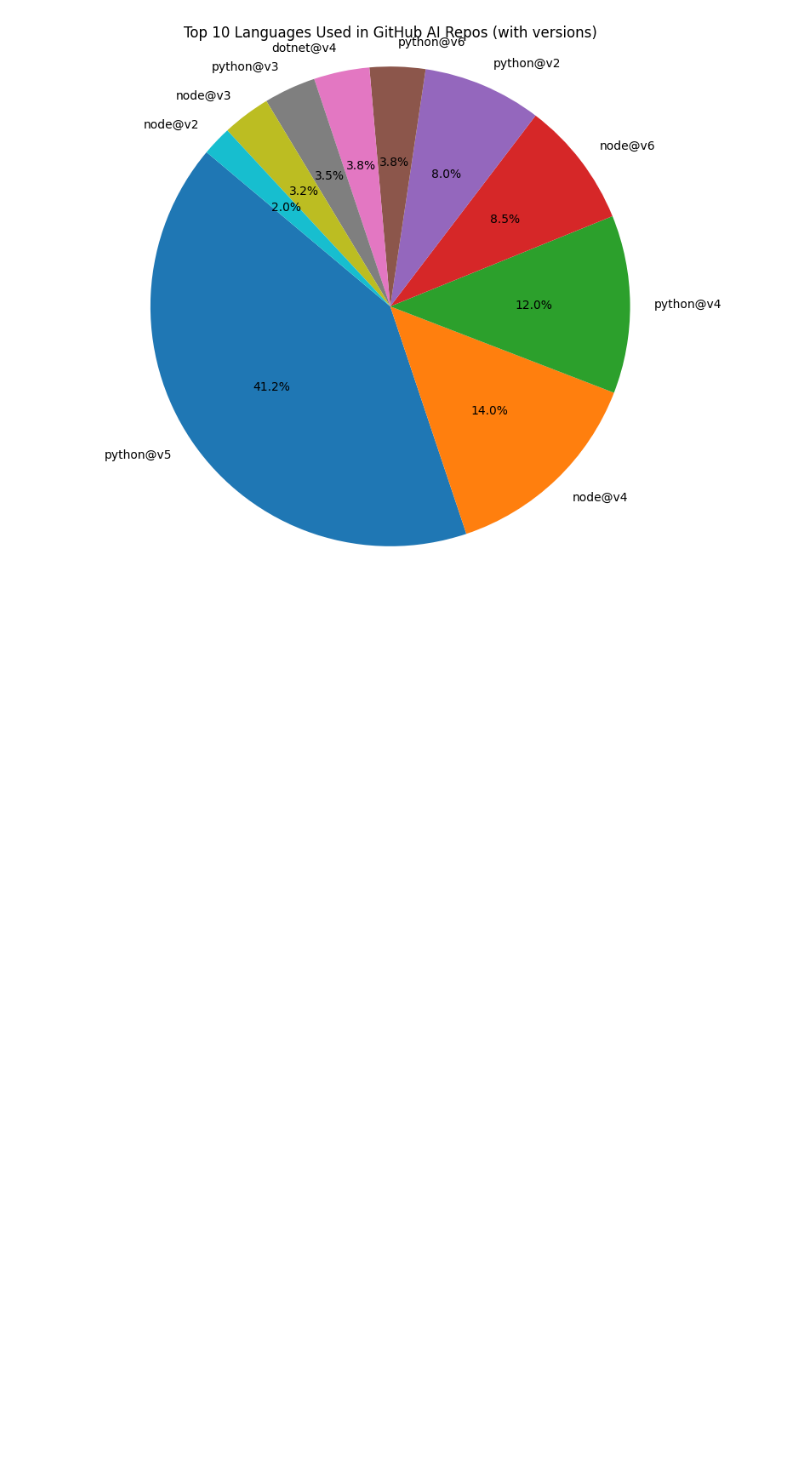
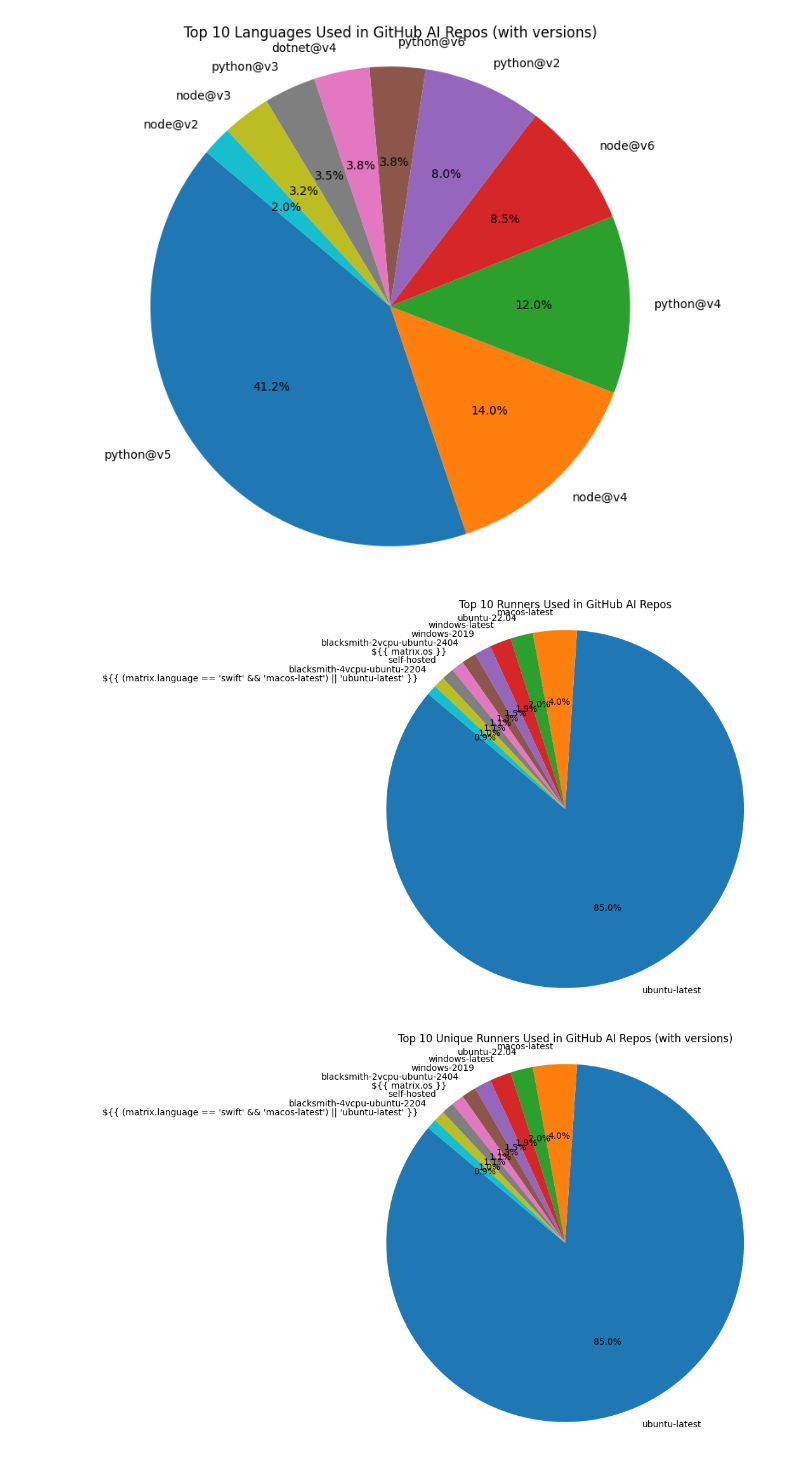
Before and after one commit to GiuSeppE898/SE4AI-base, a Jupyter notebook: notebooks/rq_1.ipynb, the cells around one changed output. Drawn from its saved outputs; the diff is of its cells as text; code cells hidden in the pictures; blank space fills up the shorter version.

```diff
--- a/notebooks/rq_1.ipynb
+++ b/notebooks/rq_1.ipynb
@@ -47,38 +63,47 @@ display(repo_summary.head(5))
 # %%
 import yaml
 from collections import Counter
+from pathlib import Path
 
 stats_per_repo = {}
 total_uses_counter = Counter()
 total_uses_counter_unique = Counter()
 most_used_languages = Counter()
 most_used_languages_version = Counter()
+total_runner_counter = Counter()
+total_runner_counter_unique = Counter()
+
 
 for repo in repo_summary["repository"].unique():
     files = repo_summary[repo_summary["repository"] == repo]["files"].values[0]
     repo_actions = Counter()
+    repo_runners = Counter()
 
     for file in files:
-        path = f"{BASE_GIGAWORK_PATH}\\{repo}\\{file}"
+        path = Path(BASE_GIGAWORK_PATH) / repo / file
         try:
-            with open(path, 'r', encoding='utf-8') as f:
+            with open(path, "r", encoding="utf-8") as f:
                 data = yaml.safe_load(f)
-                if isinstance(data, dict) and 'jobs' in data:
-                    for job in data['jobs'].values():
-                        if isinstance(job, dict) and 'steps' in job:
-                            for step in job['steps']:
-                                if 'uses' in step:
-                                    action = step['uses']
+                if isinstance(data, dict) and "jobs" in data:
+                    for job in data["jobs"].values():
+                        if isinstance(job, dict) and "steps" in job:
+                            for step in job["steps"]:
+                                if "uses" in step:
+                                    action = step["uses"]
                                     if action.startswith("actions/setup"):
                                         language = action.split("actions/setup-")[1]
-                                        language_no_v = language.split('@')[0]
+                                        language_no_v = language.split("@")[0]
                                         most_used_languages[language_no_v] += 1
                                         most_used_languages_version[language] += 1
-
-                                    unique_action = step['uses'].split('@')[0]
+                                    unique_action = step["uses"].split("@")[0]
                                     repo_actions[unique_action] += 1
                                     total_uses_counter[action] += 1
                                     total_uses_counter_unique[unique_action] += 1
+                        runners = extract_runners(job)
+                        if runners:
+                            repo_runners.update(runners)
+                            total_runner_counter.update(runners)
+                            total_runner_counter_unique.update(set(runners))
         except:
             continue
 
@@ -87,6 +112,8 @@ for repo in repo_summary["repository"].unique():
 print(total_uses_counter.most_common())
 print(total_uses_counter_unique.most_common())
 print(most_used_languages.most_common())
+print(total_runner_counter.most_common())
+print(total_runner_counter_unique.most_common())
 # %% [output]
 [('actions/checkout@v4', 466), ('actions/setup-python@v5', 165), ('actions/checkout@v6', 127), ('actions/checkout@v3', 124), ('actions/cache@v4', 97), ('actions/upload-artifact@v4', 66), ('docker/logi ...
 [('actions/checkout', 803), ('actions/setup-python', 279), ('actions/cache', 179), ('actions/upload-artifact', 126), ('actions/setup-node', 122), ('actions/github-script', 99), ('docker/login-action', ...
@@ -134,3 +163,9 @@ plot_pie_chart(most_used_languages_version, "Top 10 Languages Used in GitHub AI
 # %% [output]
 [figure]
 [figure]
+# %%
+plot_pie_chart(total_runner_counter, "Top 10 Runners Used in GitHub AI Repos")
+plot_pie_chart(total_runner_counter_unique, "Top 10 Unique Runners Used in GitHub AI Repos (with versions)")
+# %% [output]
+[figure, added]
+[figure, added]
```
Also changed, not shown: parts of 2 cells of this notebook, 5 other files.
